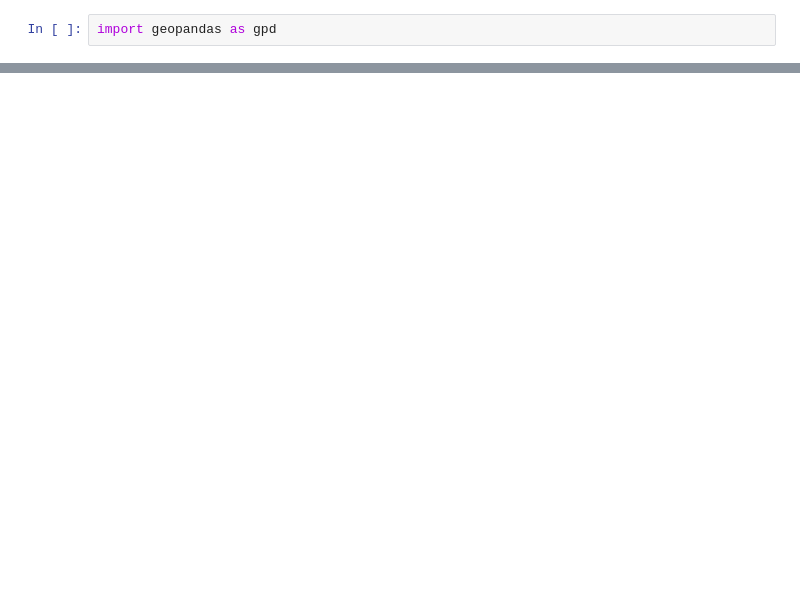
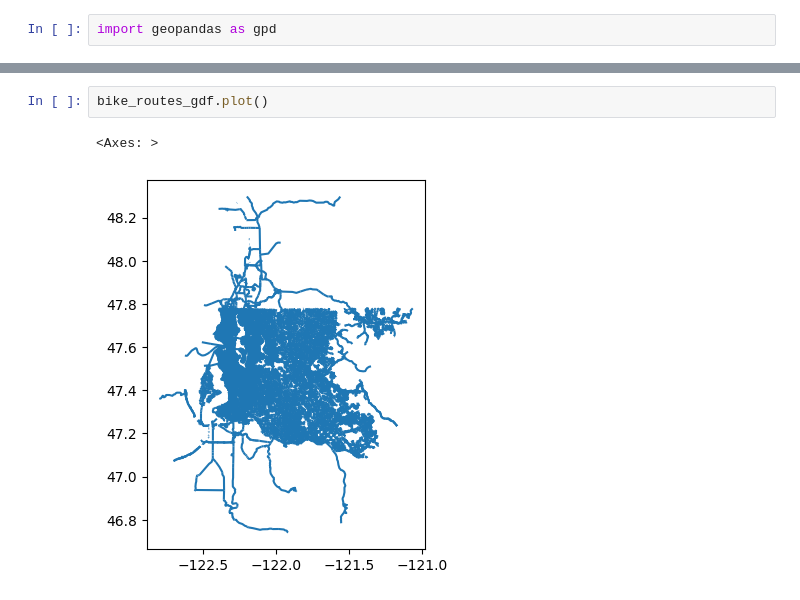
Before and after one commit to TSGreenwood/tsgreenwood.github.io, a Jupyter notebook: bike_routes_preprocessing.ipynb, the cells around one changed output, grey strips where cells are left out. Saved outputs shown, nothing was run; the diff lists cells and outputs as text; blank space fills up the shorter version.

```diff
--- a/bike_routes_preprocessing.ipynb
+++ b/bike_routes_preprocessing.ipynb
@@ -32,0 +65,5 @@ fatal: not a git repository (or any of the parent directories): .git
+# %%
+bike_routes_gdf.plot()
+# %% [output]
+<Axes: >
+[figure, added]
```
Also changed, not shown: parts of 8 cells of this notebook.
